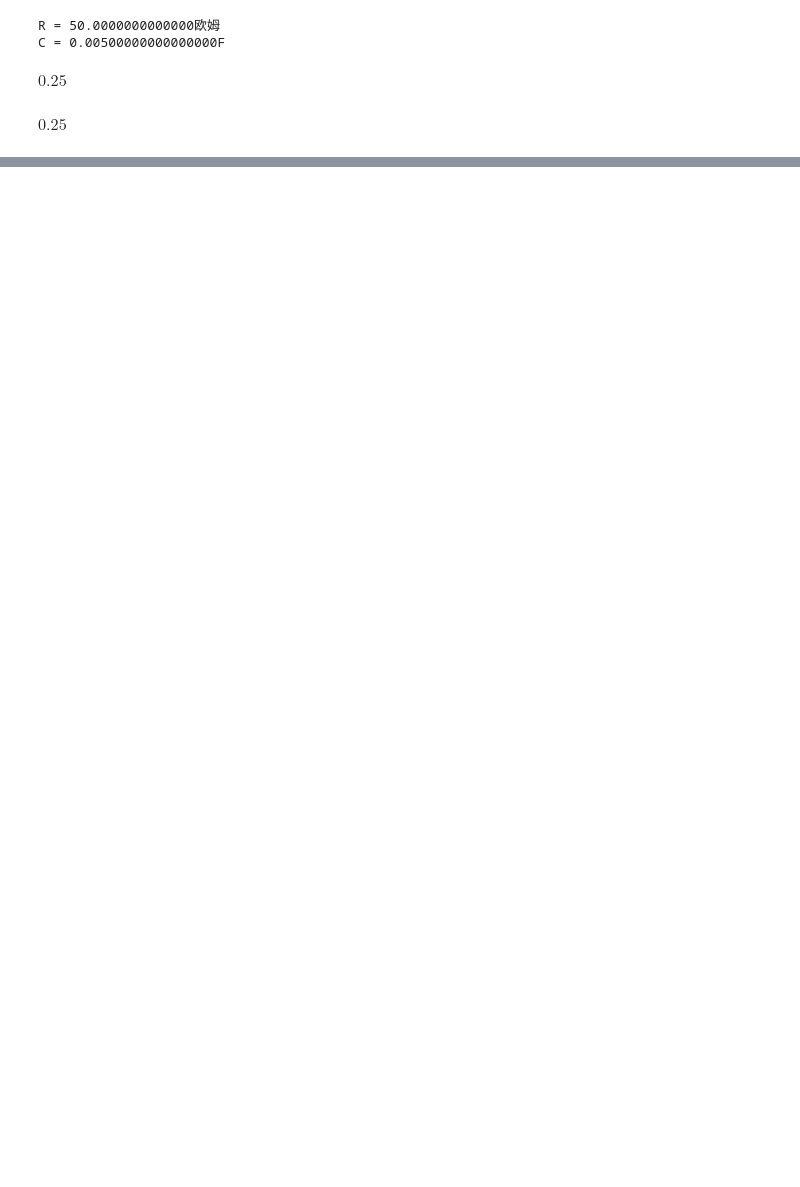
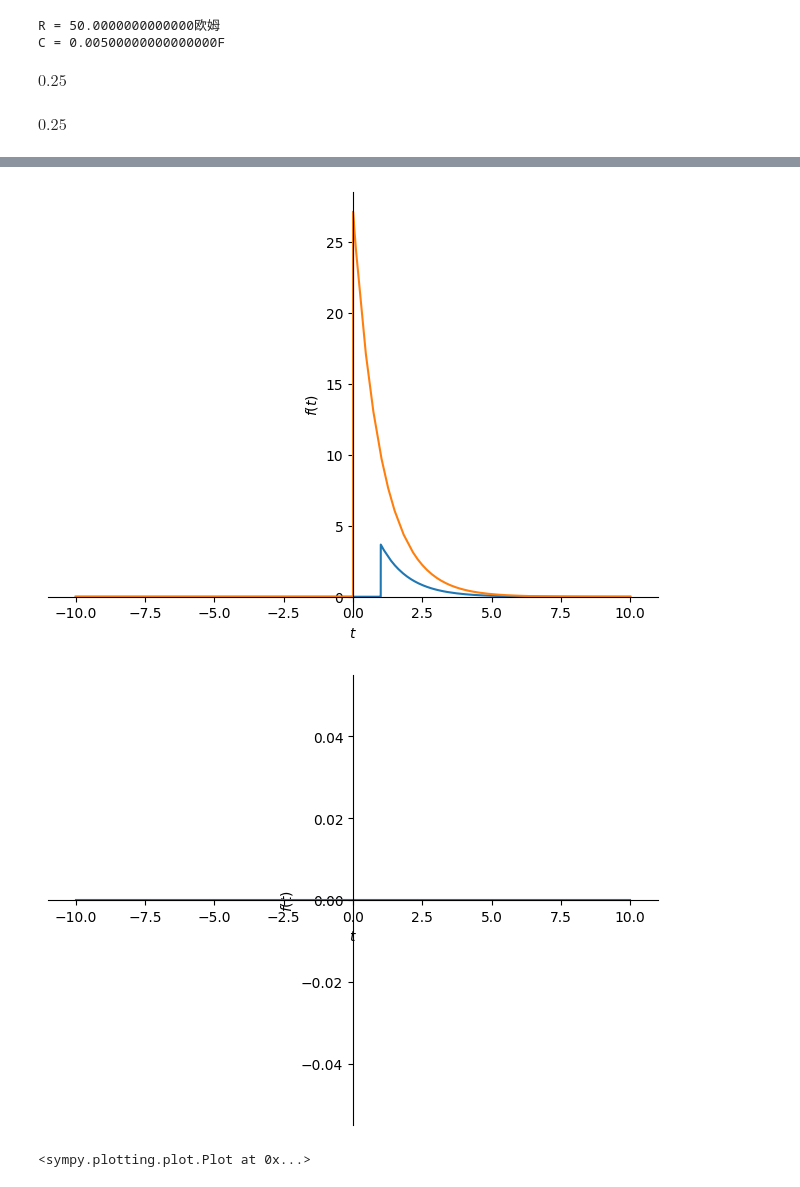
Before and after one commit to kdurant/circuits, a Jupyter notebook: chapter07.ipynb, the cells around one changed output, grey strips where cells are left out. Drawn from its saved outputs; the diff is of its cells as text; code cells hidden in the pictures; blank space fills up the shorter version.

```diff
--- a/chapter07.ipynb
+++ b/chapter07.ipynb
@@ -155,0 +207,10 @@ NameError: name 'add' is not defined
+# %%
+x = 10*exp(-t)*Heaviside(t-1)
+y = 10*exp(-(t-1))*Heaviside(t)
+z = cos(4*t)*DiracDelta(t-1)
+plot(x, y)
+plot(z)
+# %% [output]
+[figure, added]
+[figure, added]
+<sympy.plotting.plot.Plot at 0x...>
```
Also changed, not shown: parts of 25 cells of this notebook, 2 other files.
